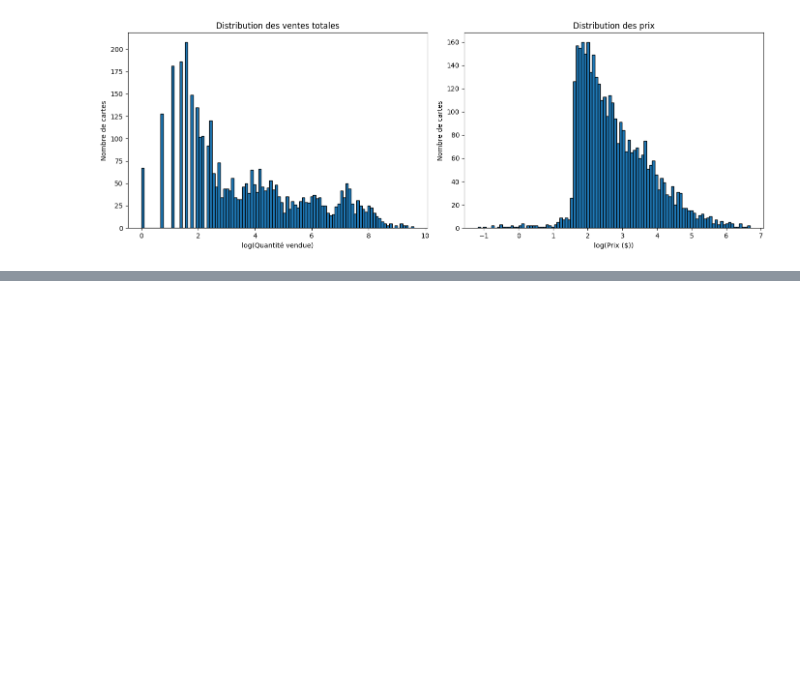
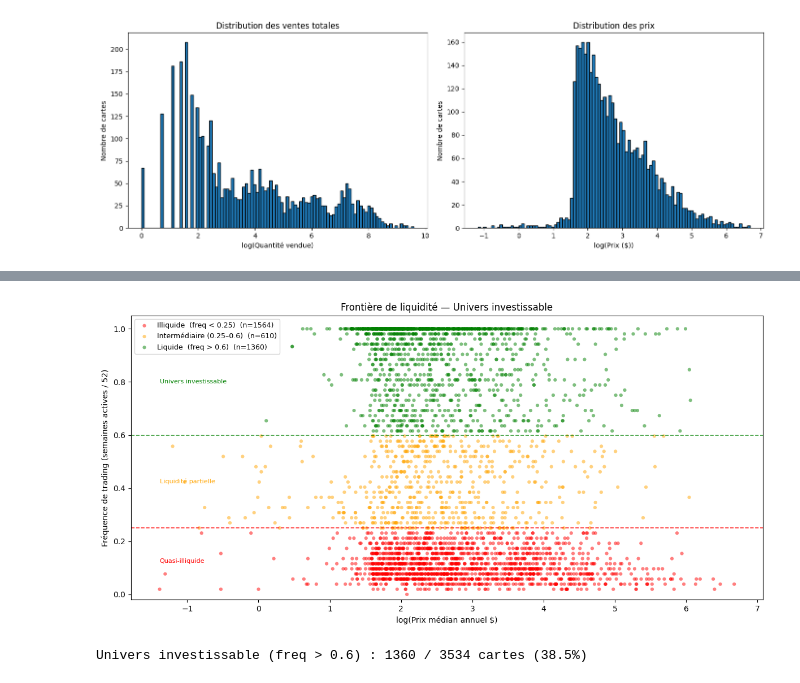
Before and after one commit to nayelsdk/Quantitative_Portfolio_Pokemon_Card, a Jupyter notebook: EDA.ipynb, the cells around one changed output, grey strips where cells are left out. Saved outputs shown, nothing was run; the diff lists cells and outputs as text; code cells hidden in the pictures; blank space fills up the shorter version.

```diff
--- a/EDA.ipynb
+++ b/EDA.ipynb
@@ -89,0 +43,5 @@ plot_price_volume_scatter(cards_info)
+# %%
+plot_liquidity_frontier(cards_info)
+# %% [output]
+[figure, added]
+Univers investissable (freq > 0.6) : 1360 / 3534 cartes (38.5%)
```
Also changed, not shown: parts of 2 cells of this notebook, 4 other files.
